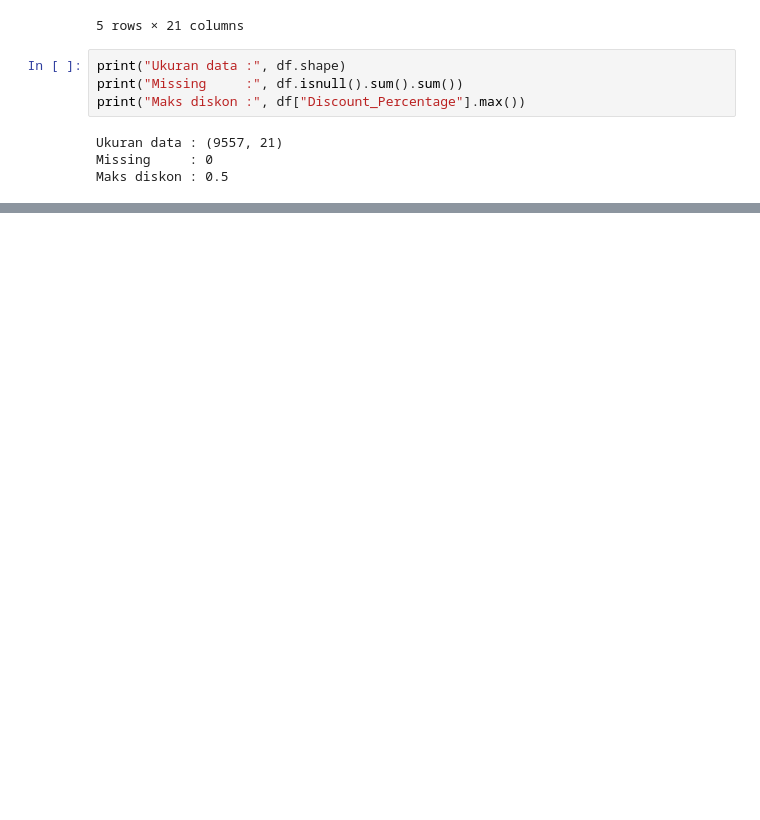
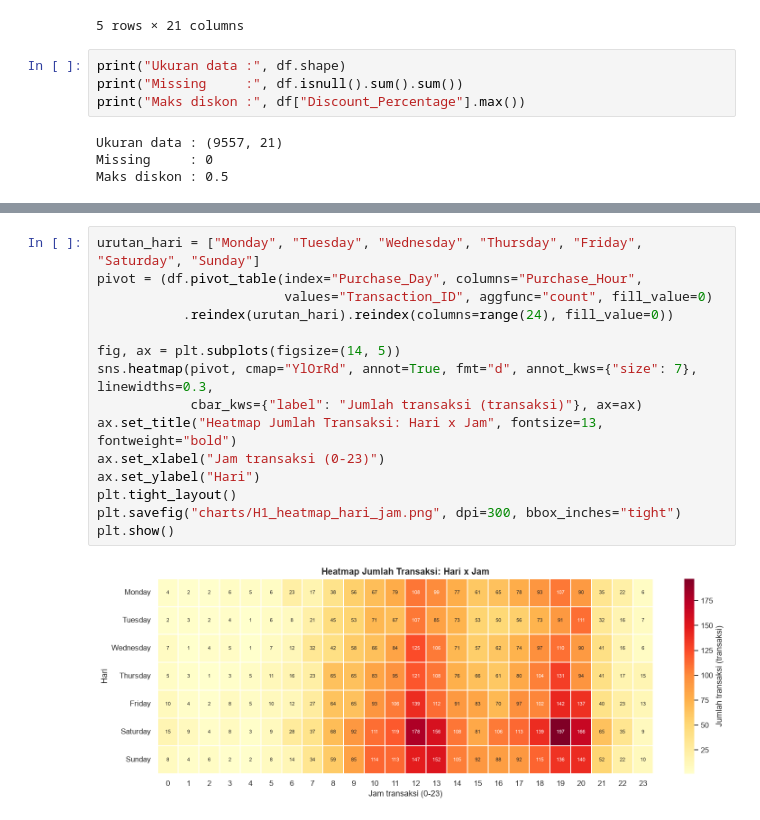
Before and after one commit to roxymayford/Project-Machine-Learning-, a Jupyter notebook: TugasBagianC.ipynb, the cells around one changed output, grey strips where cells are left out. Saved outputs shown, nothing was run; the diff lists cells and outputs as text; blank space fills up the shorter version.

```diff
--- a/TugasBagianC.ipynb
+++ b/TugasBagianC.ipynb
@@ -32,0 +75,17 @@ Maks diskon : 0.5
+# %%
+urutan_hari = ["Monday", "Tuesday", "Wednesday", "Thursday", "Friday", "Saturday", "Sunday"]
+pivot = (df.pivot_table(index="Purchase_Day", columns="Purchase_Hour",
+                        values="Transaction_ID", aggfunc="count", fill_value=0)
+           .reindex(urutan_hari).reindex(columns=range(24), fill_value=0))
+
+fig, ax = plt.subplots(figsize=(14, 5))
+sns.heatmap(pivot, cmap="YlOrRd", annot=True, fmt="d", annot_kws={"size": 7}, linewidths=0.3,
+            cbar_kws={"label": "Jumlah transaksi (transaksi)"}, ax=ax)
+ax.set_title("Heatmap Jumlah Transaksi: Hari x Jam", fontsize=13, fontweight="bold")
+ax.set_xlabel("Jam transaksi (0-23)")
+ax.set_ylabel("Hari")
+plt.tight_layout()
+plt.savefig("charts/H1_heatmap_hari_jam.png", dpi=300, bbox_inches="tight")
+plt.show()
+# %% [output]
+[figure, added]
```
Also changed, not shown: parts of 3 cells of this notebook, 3 other files.
